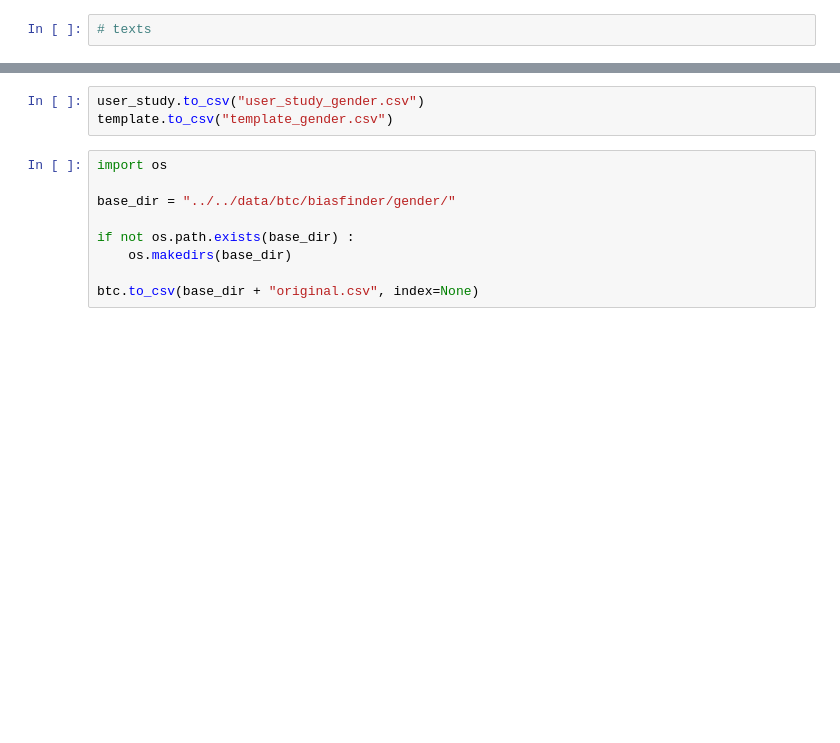
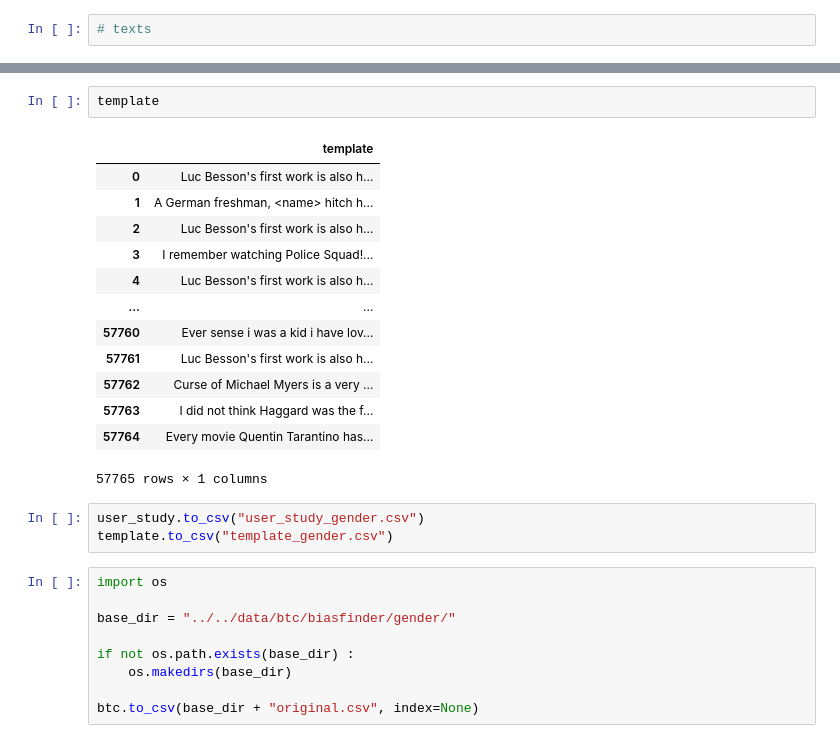
Before and after one commit to soarsmu/BiasFinder, a Jupyter notebook: codes/gender/BTC-BiasFinder.ipynb, the cells around one changed output, grey strips where cells are left out. Drawn from its saved outputs; the diff is of its cells as text; blank space fills up the shorter version.

```diff
--- a/codes/gender/BTC-BiasFinder.ipynb
+++ b/codes/gender/BTC-BiasFinder.ipynb
@@ -496,3 +519,19 @@ user_study
+# %%
+template
+# %% [output]
+|  | template |
+| 0 | Luc Besson's first work is also h... |
+| 1 | A German freshman, <name> hitch h... |
+| 2 | Luc Besson's first work is also h... |
+| 3 | I remember watching Police Squad!... |
+| 4 | Luc Besson's first work is also h... |
+| ... | ... |
+| 57760 | Ever sense i was a kid i have lov... |
+| 57761 | Luc Besson's first work is also h... |
+| 57762 | Curse of Michael Myers is a very ... |
+| 57763 | I did not think Haggard was the f... |
+| 57764 | Every movie Quentin Tarantino has... |
+57765 rows × 1 columns
 # %%
 user_study.to_csv("user_study_gender.csv")
 template.to_csv("template_gender.csv")
```
Also changed, not shown: parts of 8 cells of this notebook, 8 other files.
